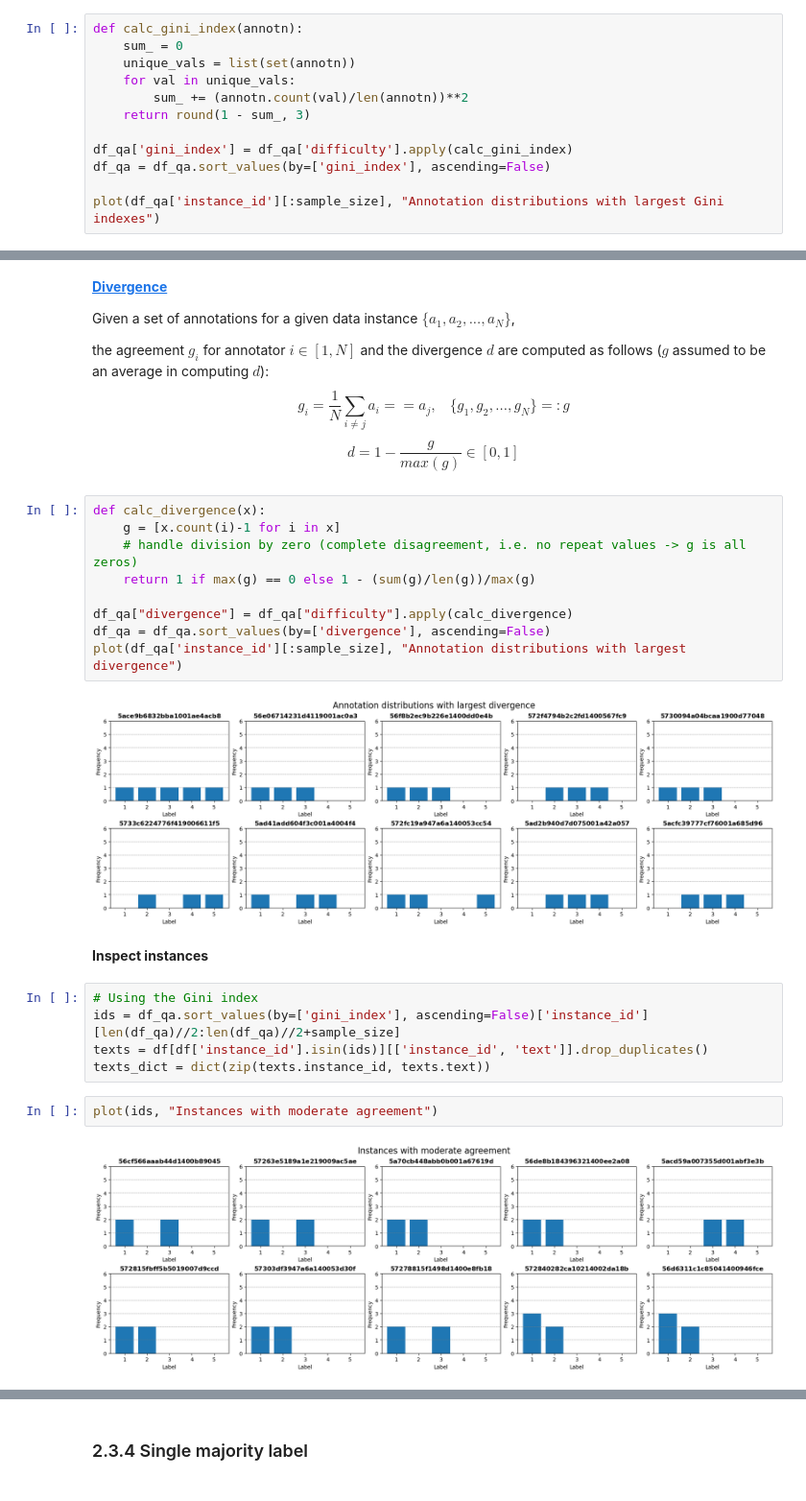
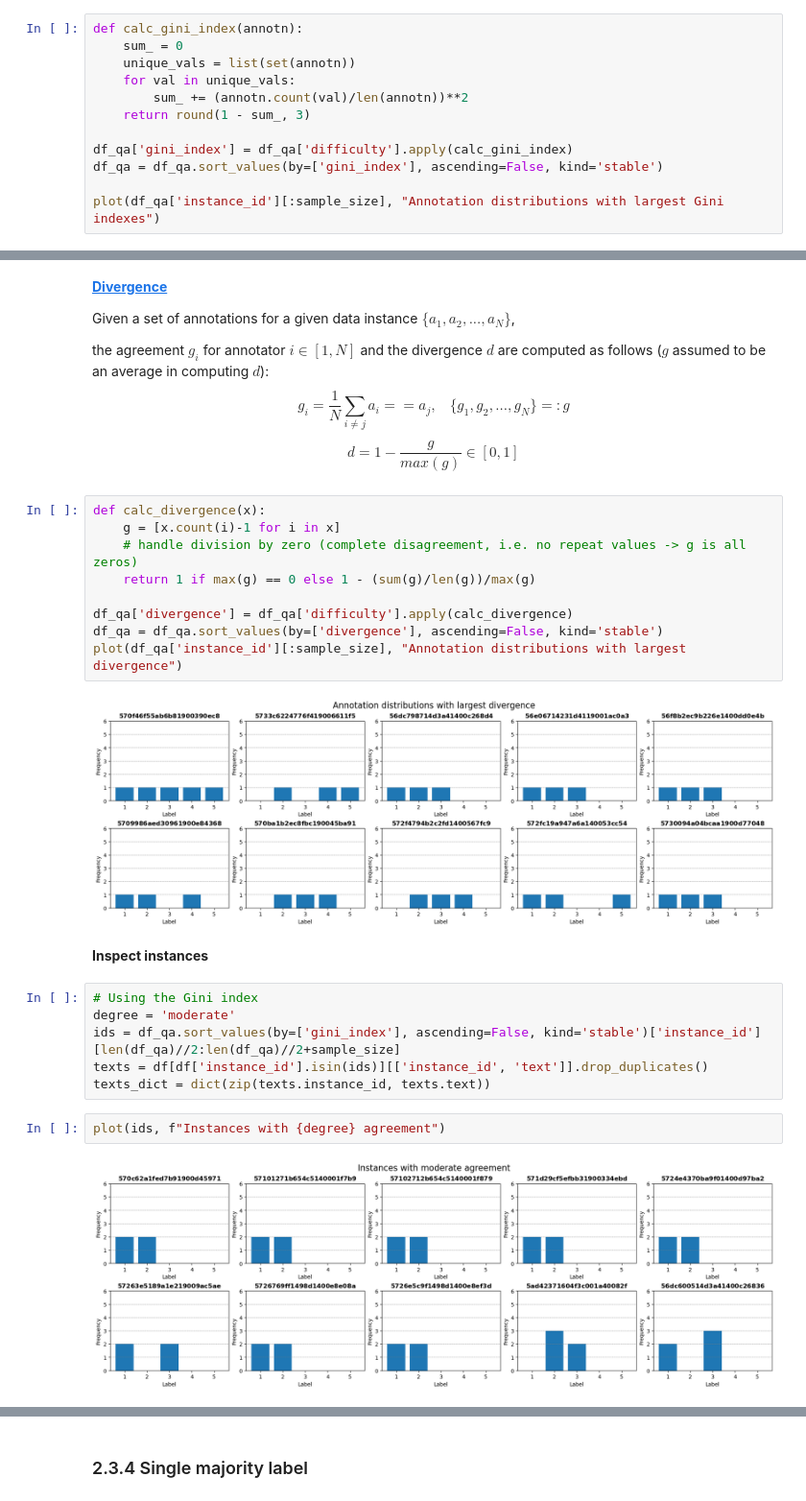
Before and after one commit to mnpluh/nagengast25-ma-thesis, a Jupyter notebook: src/data_analysis/popquorn/popquorn_QA_analysis.ipynb, the cells around one changed output, grey strips where cells are left out. Shown at 96% size. Saved outputs shown, nothing was run; the diff lists cells and outputs as text.

```diff
--- a/src/data_analysis/popquorn/popquorn_QA_analysis.ipynb
+++ b/src/data_analysis/popquorn/popquorn_QA_analysis.ipynb
@@ -283,7 +283,7 @@ def calc_gini_index(annotn):
     return round(1 - sum_, 3)
 
 df_qa['gini_index'] = df_qa['difficulty'].apply(calc_gini_index)
-df_qa = df_qa.sort_values(by=['gini_index'], ascending=False)
+df_qa = df_qa.sort_values(by=['gini_index'], ascending=False, kind='stable')
 
 plot(df_qa['instance_id'][:sample_size], "Annotation distributions with largest Gini indexes")
 # %% [output]
@@ -313,20 +313,21 @@ def calc_divergence(x):
     # handle division by zero (complete disagreement, i.e. no repeat values -> g is all zeros)
     return 1 if max(g) == 0 else 1 - (sum(g)/len(g))/max(g)
 
-df_qa["divergence"] = df_qa["difficulty"].apply(calc_divergence)
-df_qa = df_qa.sort_values(by=['divergence'], ascending=False)
+df_qa['divergence'] = df_qa['difficulty'].apply(calc_divergence)
+df_qa = df_qa.sort_values(by=['divergence'], ascending=False, kind='stable')
 plot(df_qa['instance_id'][:sample_size], "Annotation distributions with largest divergence")
 # %% [output]
-[figure, old version]
+[figure, new version]
 # %% [markdown]
 **Inspect instances**
 # %%
 # Using the Gini index
-ids = df_qa.sort_values(by=['gini_index'], ascending=False)['instance_id'][len(df_qa)//2:len(df_qa)//2+sample_size]
+degree = 'moderate'
+ids = df_qa.sort_values(by=['gini_index'], ascending=False, kind='stable')['instance_id'][len(df_qa)//2:len(df_qa)//2+sample_size]
 texts = df[df['instance_id'].isin(ids)][['instance_id', 'text']].drop_duplicates()
 texts_dict = dict(zip(texts.instance_id, texts.text))
 # %%
-plot(ids, "Instances with moderate agreement")
+plot(ids, f"Instances with {degree} agreement")
 # %% [output]
-[figure, old version]
+[figure, new version]
 # %%
```
Also changed, not shown: parts of 14 cells of this notebook, 12 other files.
